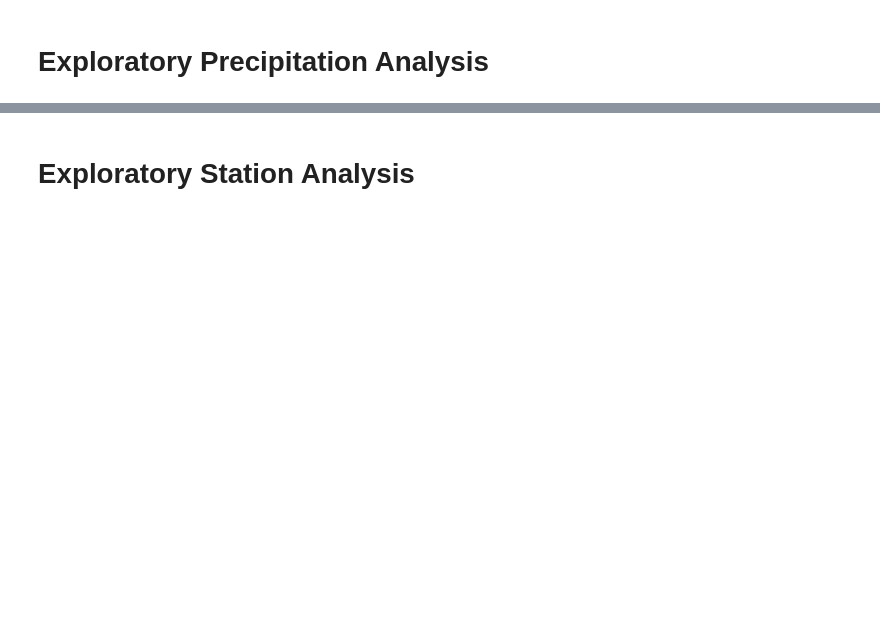
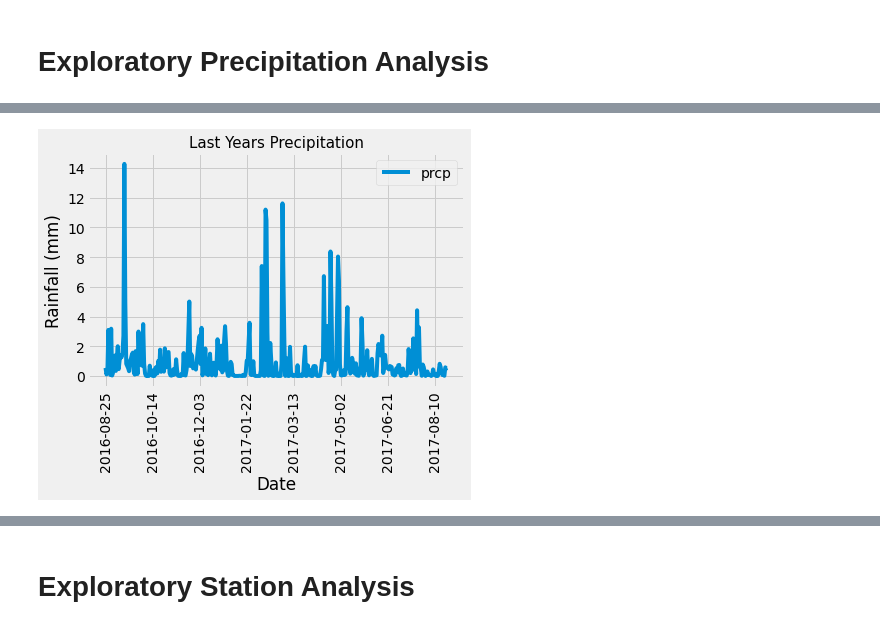
Before and after one commit to dalemunroe/sqlalchemy-challenge, a Jupyter notebook: climate_starter.ipynb, the cells around one changed output, grey strips where cells are left out. Saved outputs shown, nothing was run; the diff lists cells and outputs as text; code cells hidden in the pictures; blank space fills up the shorter version.

```diff
--- a/climate_starter.ipynb
+++ b/climate_starter.ipynb
@@ -144,14 +131,5 @@ for date in last_date1:
 
 # Calculate the date one year from the last date in data set.
 
-
-# Perform a query to retrieve the data and precipitation scores
-
-
-# Save the query results as a Pandas DataFrame and set the index to the date column
-
-
-# Sort the dataframe by date
-
-
-# Use Pandas Plotting with Matplotlib to plot the data
+st_query_date = dt.date(2017, 8, 23) - dt.timedelta(days=364)
+print("Start query date:", st_query_date)
@@ -157,0 +142,8 @@ for date in last_date1:
+# %%
+sel = [Measurement.date,
+        func.sum(Measurement.prcp)]
+last_years_data = session.query(*sel).\
+    filter(Measurement.date > st_query_date).\
+    group_by(Measurement.date).\
+    order_by(Measurement.date).all()   # Sort the dataframe by date
+last_years_data
@@ -157,0 +168,5 @@ for date in last_date1:
+# %%
+# Save the query results as a Pandas DataFrame and set the index to the date column
+query_df = pd.DataFrame(last_years_data, columns=['date', 'prcp'])
+query_df.set_index('date', inplace=False)
+query_df.head(20)
@@ -158,2 +191,14 @@ for date in last_date1:
+# %%
+# Use Pandas Plotting with Matplotlib to plot the data - Still wrong
+
+query_df.plot(x = "date", y = "prcp", legend = True, rot = 90)
+
+plt.title(("Last Years Precipitation"), fontsize=15)
+plt.xlabel("Date")
+plt.ylabel("Rainfall (mm)")
+
+plt.show()
+# %% [output]
+[figure, added]
 # %%
 # Use Pandas to calcualte the summary statistics for the precipitation data
```
Also changed, not shown: parts of 18 cells of this notebook, 1 other file.
